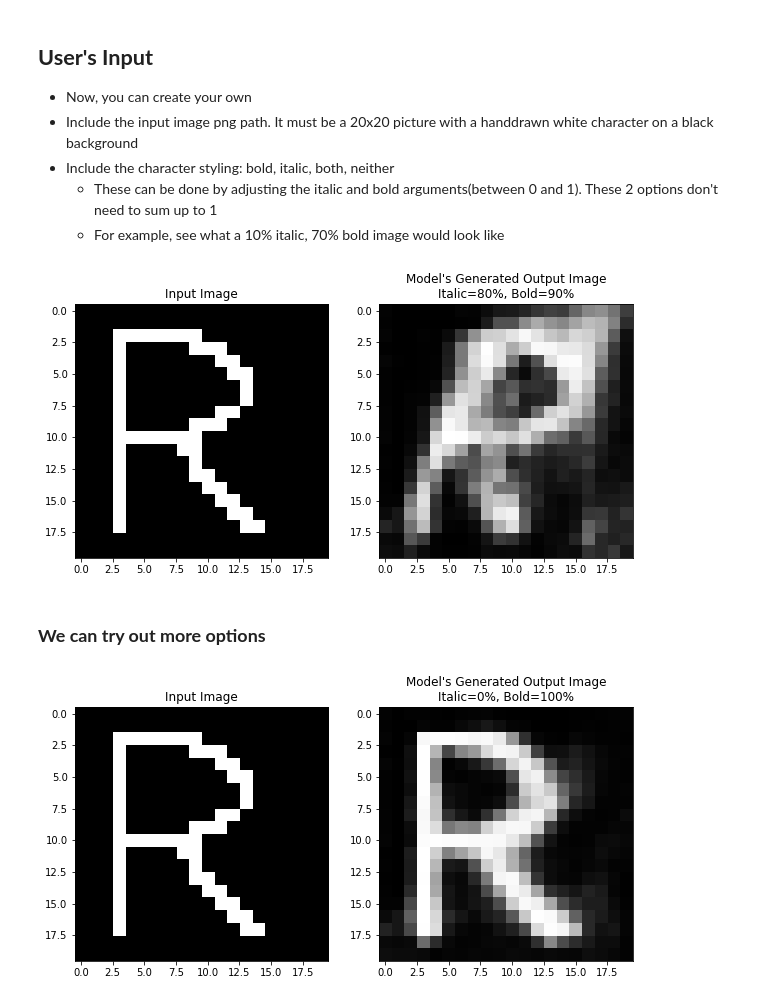
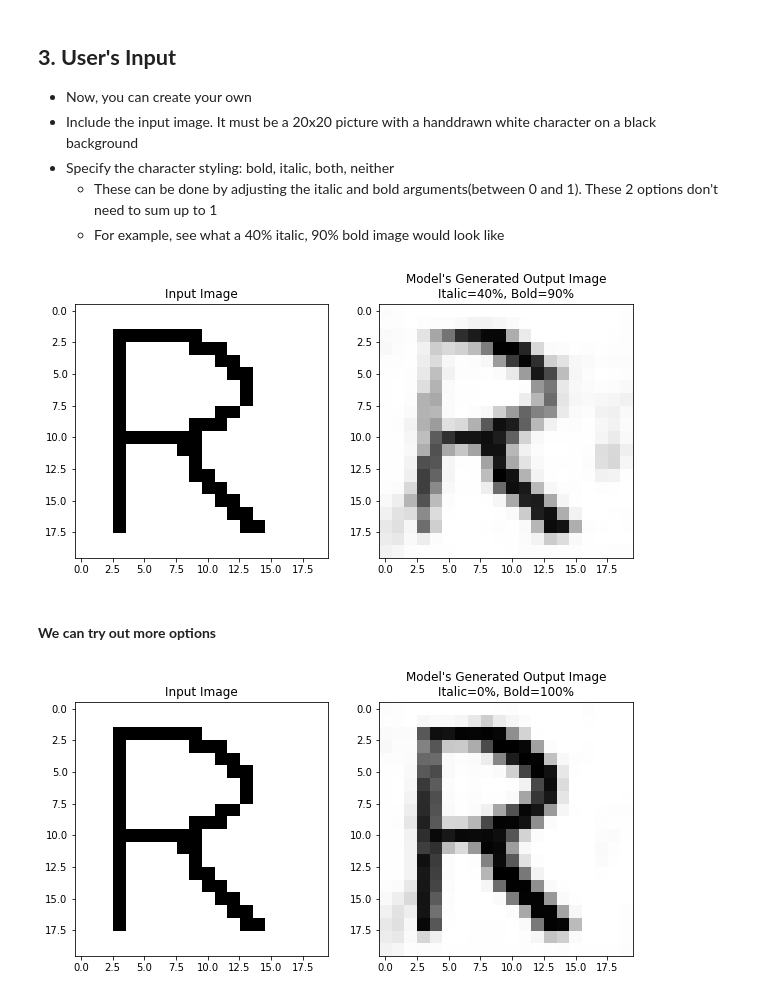
Before and after one commit to benduong2001/dsproject_font_decorator_bolditalic_unet, a Jupyter notebook: notebookf434c1328f.ipynb, the cells around one changed output. Saved outputs shown, nothing was run; the diff lists cells and outputs as text; code cells hidden in the pictures.

```diff
--- a/notebookf434c1328f.ipynb
+++ b/notebookf434c1328f.ipynb
@@ -199,7 +236,7 @@ def Conv_Dim_Preserved(x, n_filters):
                padding = 'same')(x)
     x = Activation("relu")(x)
     x = BatchNormalization()(x)
-    #x = Dropout(0.1)(x)
+    x = Dropout(0.1)(x)
     # 2nd round of conv
     x = Conv2D(filters = n_filters,
                kernel_size = (3, 3),
@@ -235,14 +272,14 @@ c3 = Conv_Dim_Preserved(p2, N_FILTERS*4)
 u4 = Conv2DTranspose(N_FILTERS*2, (3, 3), strides = (2, 2), padding = 'same')(c3)
 print(u4.shape, c2.shape)
 u4 = Concatenate()([u4, c2])
-#u4 = Dropout(0.1)(u4)
+u4 = Dropout(0.1)(u4)
 c4 = Conv_Dim_Preserved(u4, N_FILTERS*2)
 # 10 x 10
 
 u5 = Conv2DTranspose(N_FILTERS*1, (3, 3), strides = (2, 2), padding = 'same')(u4)
 print(u5.shape, c1.shape)
 u5 = Concatenate()([u5, c1])
-#u5 = Dropout(0.1)(u5)
+u5 = Dropout(0.1)(u5)
 c5 = Conv_Dim_Preserved(u5, N_FILTERS*1)
 # 10 x 10
 
@@ -362,13 +414,13 @@ array([<AxesSubplot:title={'center':'Input Image'}>,
 unet_model.save("model_font_bolditalic_v2.h5")
 saved_unet_model = tf.keras.models.load_model("model_font_bolditalic_v2.h5")
 # %% [markdown]
-## **User's Input** ##
+## **3. User's Input** ##
 
 * Now, you can create your own
-* Include the input image png path. It must be a 20x20 picture with a handdrawn white character on a black background
-* Include the character styling: bold, italic, both, neither
+* Include the input image. It must be a 20x20 picture with a handdrawn white character on a black background
+* Specify the character styling: bold, italic, both, neither
     * These can be done by adjusting the italic and bold arguments(between 0 and 1). These 2 options don't need to sum up to 1
-    * For example, see what a 10% italic, 70% bold image would look like
+    * For example, see what a 40% italic, 90% bold image would look like
 # %%
 def create_encoding(italic, bold):
     # channel_type is 1 for italic, 2 for bold, 3 for both
@@ -410,21 +462,21 @@ def show_generation_input(input_image, ITALIC,BOLD):
     # shows the images for the test set, with the x image, prediction image
     fig, axes = plt.subplots(nrows=1, ncols=2, figsize=(10, 20))
 
-    axes[0].imshow(input_image_arr,cmap="gray")
+    axes[0].imshow(1-input_image_arr,cmap="gray")
     axes[0].set_title("Input Image")
-    axes[1].imshow(output_generation_image,cmap="gray")
+    axes[1].imshow(255-output_generation_image,cmap="gray")
     axes[1].set_title("Model's Generated Output Image\nItalic={0}%, Bold={1}%".format(str(int(ITALIC*100)),str(int(BOLD*100))))
 # %%
 INPUT_IMAGE_FILE_NAME = file_paths2[2] # must be 20x20 png, white text on black background
 input_image = Image.open(INPUT_IMAGE_FILE_NAME)
-ITALIC_OPTION = 0.8
+ITALIC_OPTION = 0.4
 BOLD_OPTION = 0.9
 show_generation_input(input_image, ITALIC=ITALIC_OPTION, BOLD=BOLD_OPTION)
 # %% [output]
-[figure, old version]
+[figure, new version]
 # %% [markdown]
-### **We can try out more options** ###
+#### **We can try out more options** ####
 # %%
 show_generation_input(input_image, ITALIC=0, BOLD=1)
 # %% [output]
-[figure, old version]
+[figure, new version]
```
Also changed, not shown: parts of 29 cells of this notebook.
